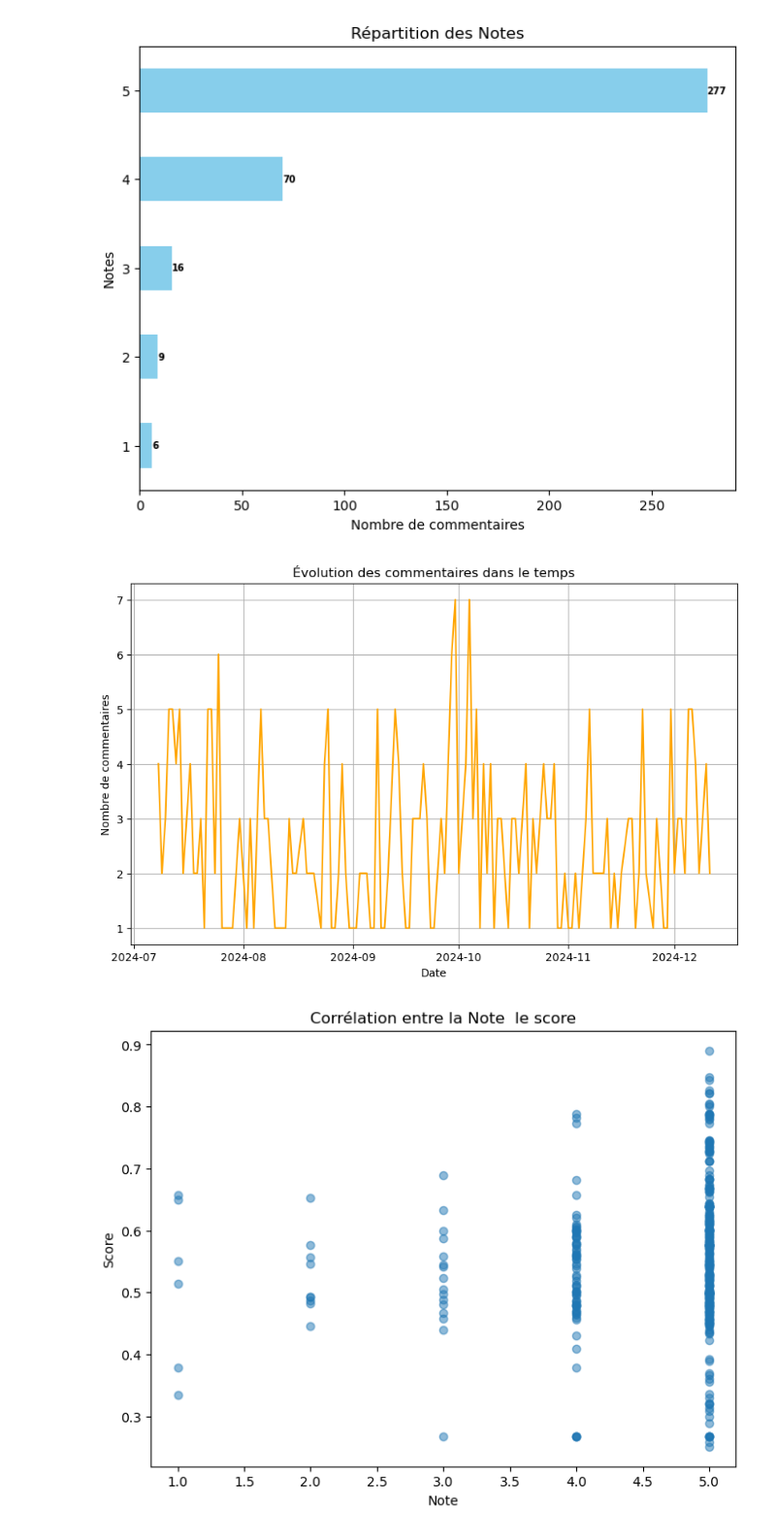
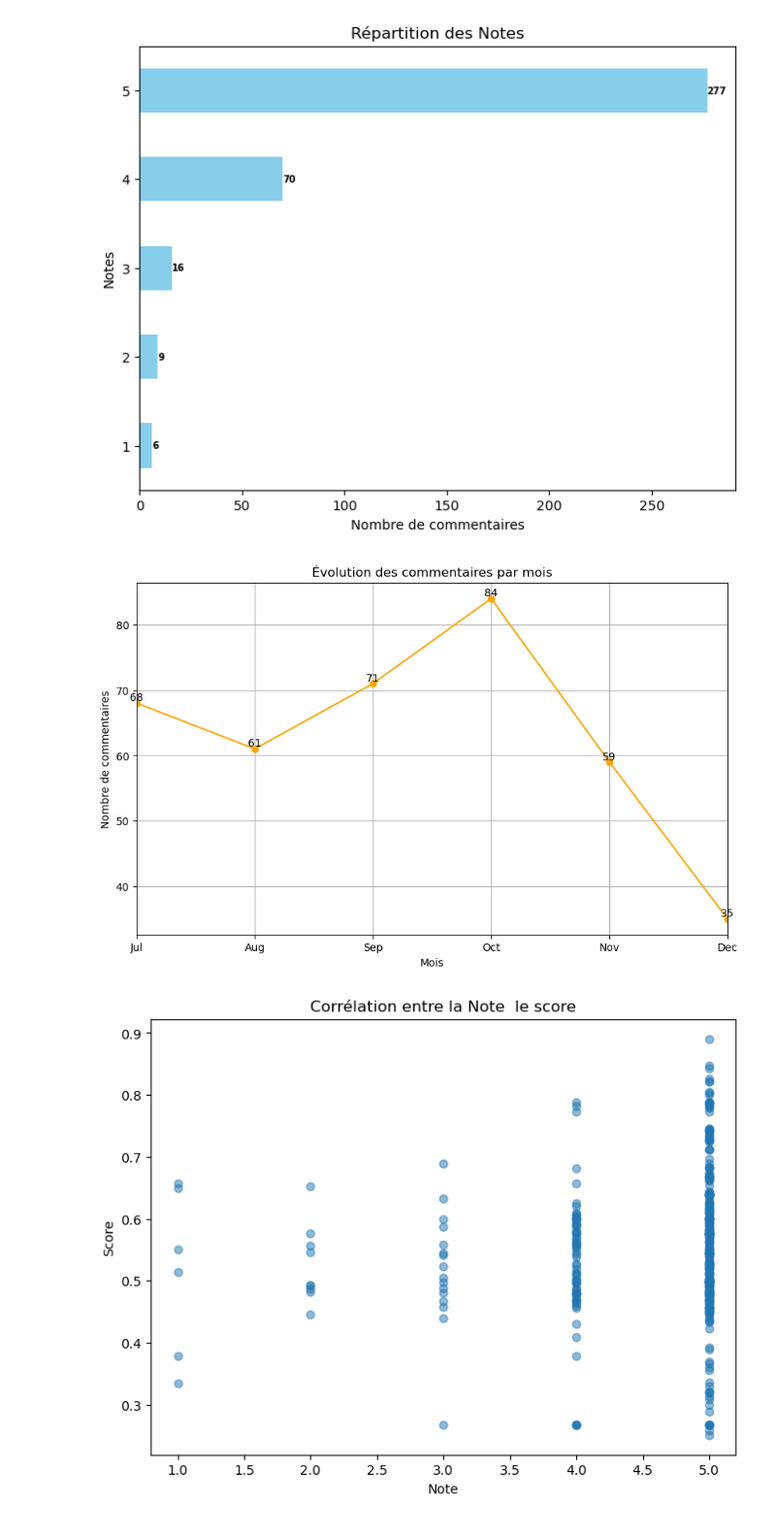
Before and after one commit to tao-z141/Data_camp_projet, a Jupyter notebook: visualisation.ipynb, the cells around one changed output. Shown: that part at 97% size. Drawn from its saved outputs; the diff is of its cells as text; code cells hidden in the pictures.

Commit message:
Mise à jour code visualisation

```diff
--- a/visualisation.ipynb
+++ b/visualisation.ipynb
@@ -57,22 +57,28 @@ plt.show()
 # %% [output]
 [figure]
 # %%
-# Évolution des commentaires au fil du temps
+# Evolution des commentaires par mois
+monthly_counts = data.set_index('Date').resample('ME').size()
+
 plt.figure(figsize=(10, 6))
-line_plot = data.groupby(data['Date'].dt.date).size()
-plt.plot(line_plot.index, line_plot.values, marker='o', color='orange')
-plt.title("Évolution des commentaires dans le temps")
-plt.xlabel('Date')
-plt.ylabel('Nombre de commentaires')
-plt.grid()
+ax = monthly_counts.plot(kind='line', color='orange', marker='o', linestyle='-')
+
+plt.title("Évolution des commentaires par mois")
+plt.xlabel("Mois")
+plt.ylabel("Nombre de commentaires")
+plt.grid(True)
+
+
+ax.set_xticks(monthly_counts.index)
+ax.set_xticklabels(monthly_counts.index.strftime('%b'))
 
 # Ajoute des étiquettes
-for x, y in zip(line_plot.index, line_plot.values):
-    plt.text(x, y, str(y), fontsize=9, ha='center', va='bottom')
+for i, txt in enumerate(monthly_counts):
+    plt.text(monthly_counts.index[i], txt, str(txt), ha='center', va='bottom')
 
 plt.show()
 # %% [output]
-[figure, old version]
+[figure, new version]
 # %%
 #Corrélation entre Note et Score
 plt.figure(figsize=(8, 6))
```
Also changed, not shown: parts of 2 cells of this notebook.
